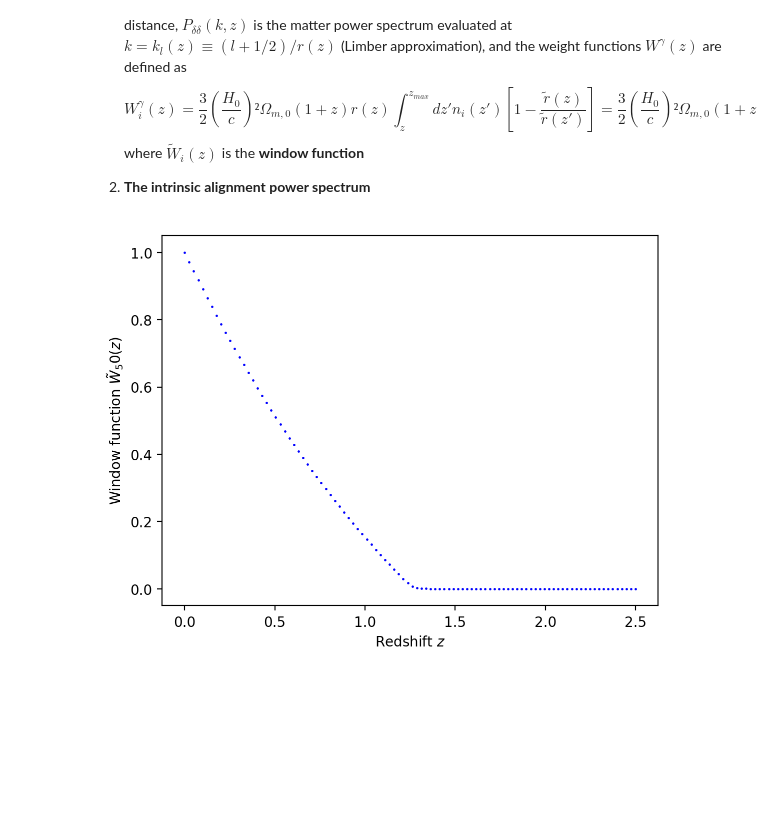
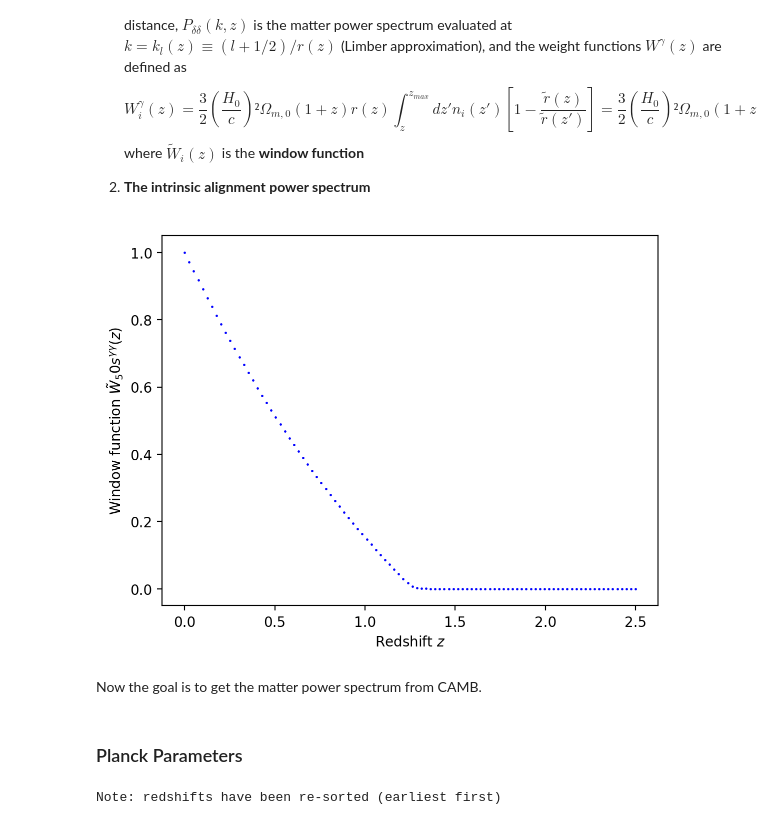
Before and after one commit to vPedreros/dfi-summer-2023, a Jupyter notebook: summer_nb.ipynb, the cells around one changed output. Cells and saved outputs as stored; diff of their text form; code cells hidden in the pictures; blank space fills up the shorter version.

Commit message:
Convergence gammagamma defined. Need to test it!

```diff
--- a/summer_nb.ipynb
+++ b/summer_nb.ipynb
@@ -302,7 +305,7 @@ def bin_number_density(i, z, zmin=0.0, zmax=2.5):
 
     return num / den
 
-def window(i, z, zmin=0.0, zmax=2.5):
+def window_gammagamma(i, z, zmin=0.0, zmax=2.5):
     """Reduced window function as a function of redshift.
     Quad integration from scipy is used.
     ===================================================
@@ -315,7 +318,7 @@ def window(i, z, zmin=0.0, zmax=2.5):
     return integrate.quad(integrand, z, zmax)[0]
 
 
-def weight(i, z, Omm=omm):
+def weight_gammagamma(i, z, Omm=omm):
     """Weight function of the ith bin, as a function of
     redshift.
     ===================================================
@@ -323,16 +326,20 @@ def weight(i, z, Omm=omm):
     Omega_m (optional, default provided by CAMB)
     Output: weight function evaluated at z, of the ith bin
     """
-    const = 3 / 2 * (pars.H0 / const.c.value) ** 2 * Omm
-    z_dep = (1 + z) * r(z) * window(i, z)
-    return const * z_dep
+    constant = 3 / 2 * (pars.H0 / const.c.value) ** 2 * Omm
+    z_dep = (1 + z) * r(z) * window_gammagamma(i, z)
+    return constant * z_dep
 # %%
 fig, ax = plt.subplots()
 i = 50
 
 for z in z_to_plot:
-    ax.scatter(z, window(i, z), c='b', s=0.5)
+    ax.scatter(z, window_gammagamma(i, z), c='b', s=0.5)
 ax.set_xlabel('Redshift $z$')
-ax.set_ylabel(r'Window function $\tilde{W}_%s(z)$'%(i));
+ax.set_ylabel(r'Window function $\tilde{W}_%ss^{\gamma\gamma}(z)$'%(i));
 # %% [output]
-[figure, old version]
+[figure, new version]
+# %% [markdown]
+Now the goal is to get the matter power spectrum from CAMB.
+# %% [markdown]
+### Planck Parameters
@@ -338,0 +349,19 @@ ax.set_ylabel(r'Window function $\tilde{W}_%s(z)$'%(i));
+# %%
+#Now get matter power spectra and sigma8 at redshift 0 and 0.8
+pars = camb.CAMBparams()
+pars.set_cosmology(H0=67.5, ombh2=0.022, omch2=0.122, mnu=0.06, omk=0, tau=0.06)
+pars.InitPower.set_params(ns=0.9652)
+#Note non-linear corrections couples to smaller scales than you want
+pars.set_matter_power(redshifts=z_list, kmax=2.0)
+
+#Linear spectra
+pars.NonLinear = model.NonLinear_none
+results = camb.get_results(pars)
+kh, z, pk = results.get_matter_power_spectrum(minkh=1e-4, maxkh=1, npoints = 200)
+
+#Non-Linear spectra (Halofit)
+pars.NonLinear = model.NonLinear_both
+results.calc_power_spectra(pars)
+kh_nonlin, z_nonlin, pk_nonlin = results.get_matter_power_spectrum(minkh=1e-4, maxkh=1, npoints = 200)
+# %% [output]
+Note: redshifts have been re-sorted (earliest first)
```
Also changed, not shown: parts of 15 cells of this notebook.
